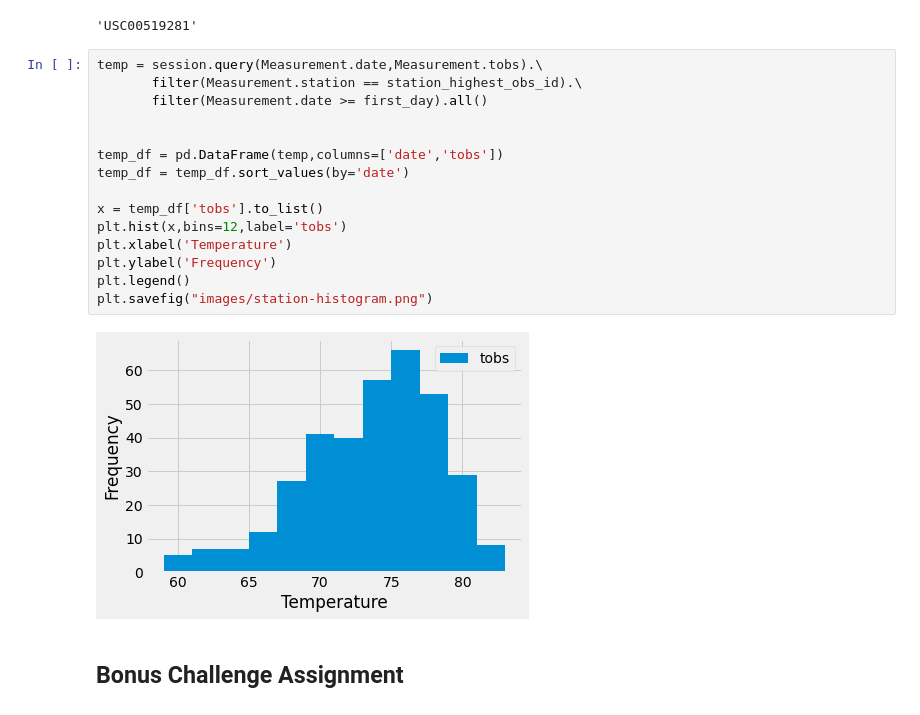
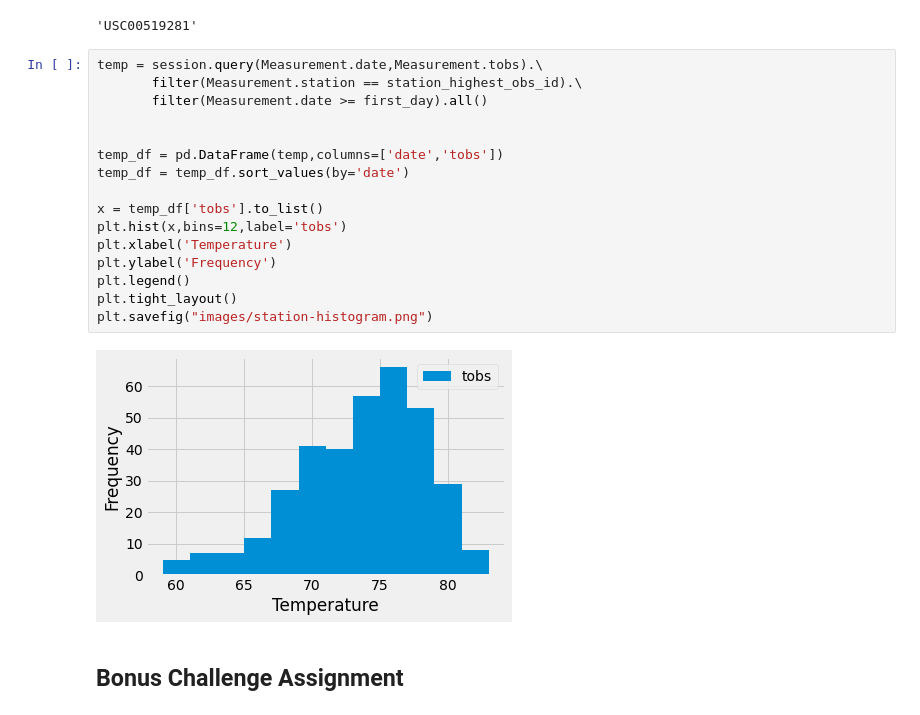
Before and after one commit to SeanPei-coder/sqlalchemy-challenge, a Jupyter notebook: climate_starter.ipynb, the cells around one changed output. Cells and saved outputs as stored; diff of their text form.

Commit message:
adjust images size

```diff
--- a/climate_starter.ipynb
+++ b/climate_starter.ipynb
@@ -174,20 +174,21 @@ station_highest_obs_id
 # %%
 temp = session.query(Measurement.date,Measurement.tobs).\
        filter(Measurement.station == station_highest_obs_id).\
        filter(Measurement.date >= first_day).all()
 
 
 temp_df = pd.DataFrame(temp,columns=['date','tobs'])
 temp_df = temp_df.sort_values(by='date')
 
 x = temp_df['tobs'].to_list()
 plt.hist(x,bins=12,label='tobs')
 plt.xlabel('Temperature')
 plt.ylabel('Frequency')
 plt.legend()
+plt.tight_layout()
 plt.savefig("images/station-histogram.png")
 # %% [output]
-[figure, old version]
+[figure, new version]
 # %% [markdown]
 ## Bonus Challenge Assignment
 # %% [markdown]
```
Also changed, not shown: 4 other files.
